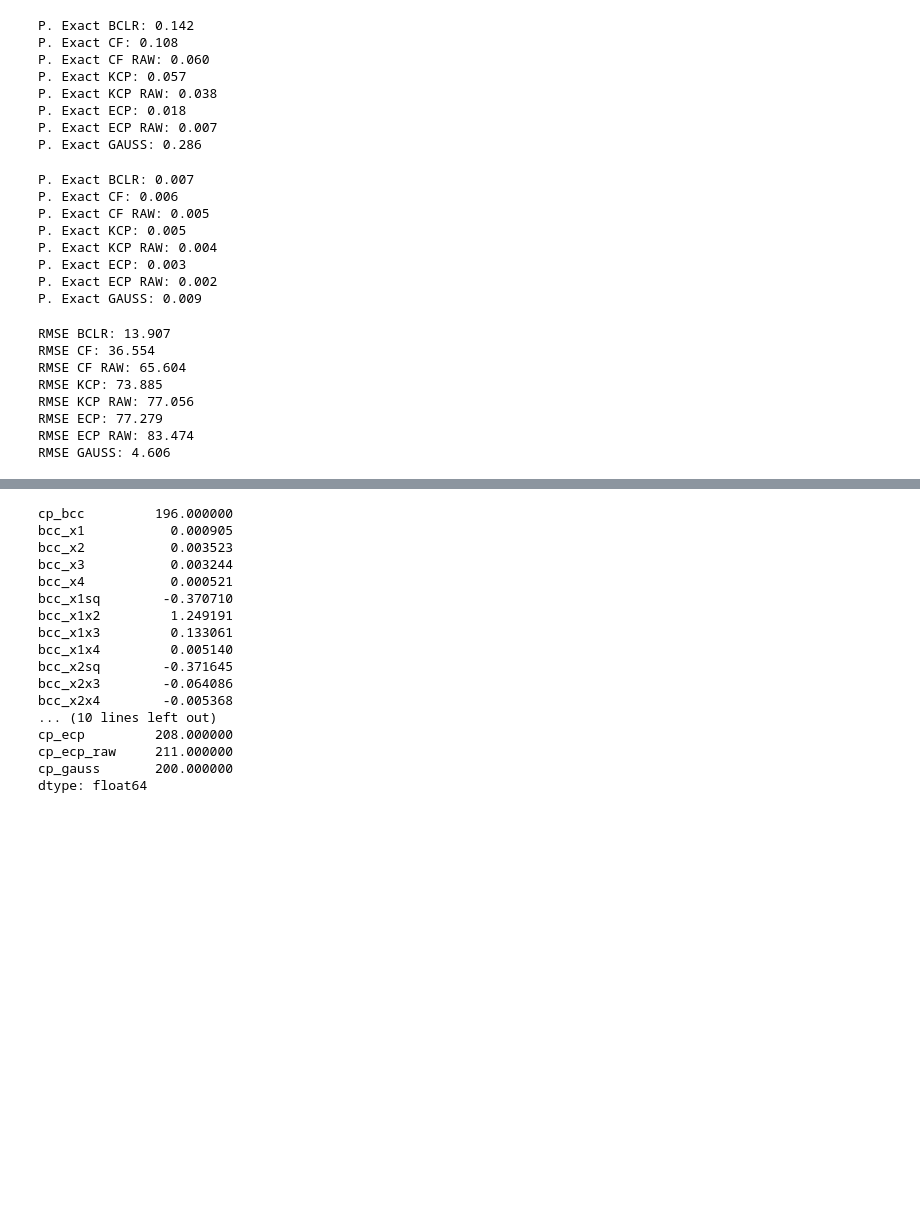
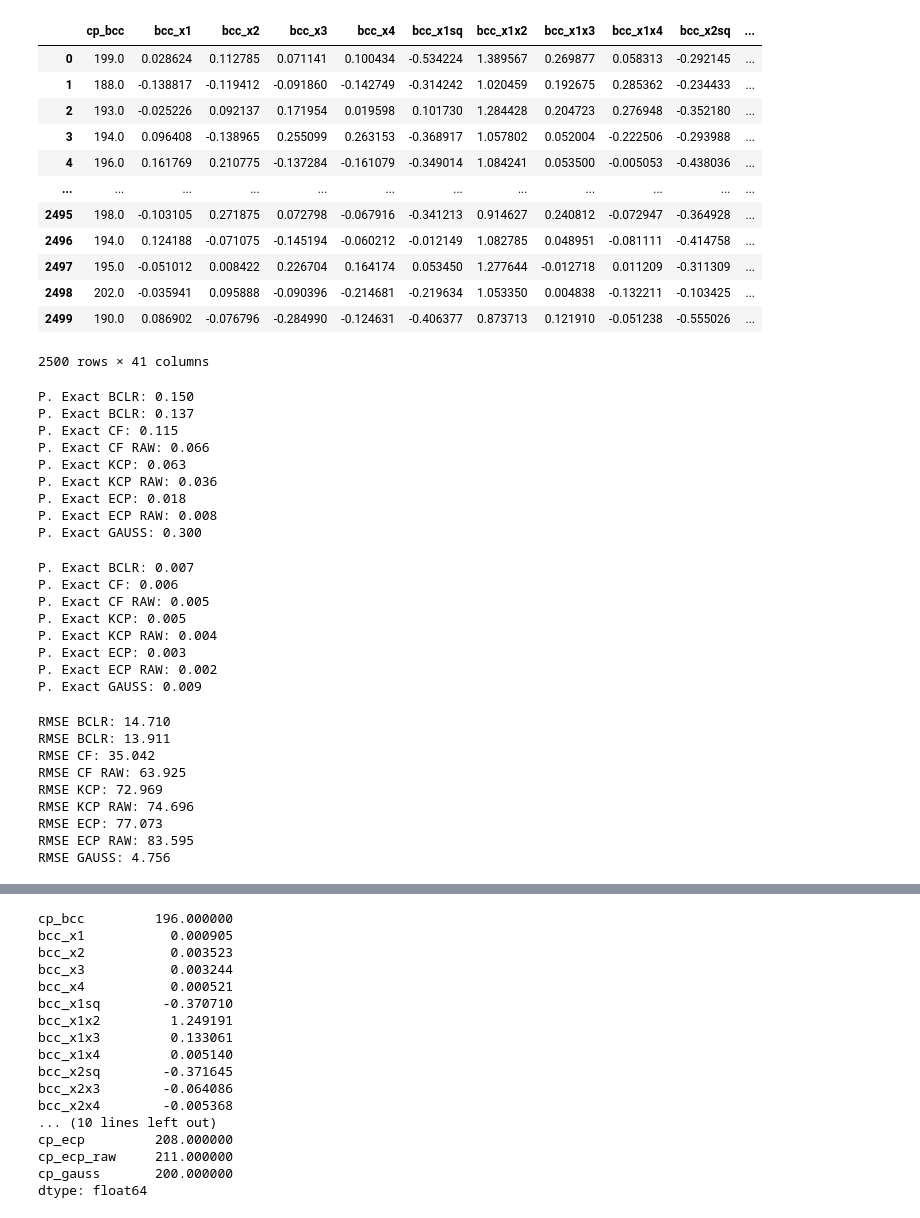
Before and after one commit to manilasoldier/bclr, a Jupyter notebook: experiments/Experiment3A_Analysis.ipynb, the cells around one changed output, grey strips where cells are left out. Cells and saved outputs as stored; diff of their text form; code cells hidden in the pictures; blank space fills up the shorter version.

```diff
--- a/experiments/Experiment3A_Analysis.ipynb
+++ b/experiments/Experiment3A_Analysis.ipynb
@@ -20,5 +22,23 @@ exp3A_df = pd.read_table('experiment3a_data.txt', sep=',', header=None, names=na
+# %%
+exp3A_df
+# %% [output]
+|  | cp_bcc | bcc_x1 | bcc_x2 | bcc_x3 | bcc_x4 | bcc_x1sq | bcc_x1x2 | bcc_x1x3 | bcc_x1x4 | bcc_x2sq | ... |
+| 0 | 199.0 | 0.028624 | 0.112785 | 0.071141 | 0.100434 | -0.534224 | 1.389567 | 0.269877 | 0.058313 | -0.292145 | ... |
+| 1 | 188.0 | -0.138817 | -0.119412 | -0.091860 | -0.142749 | -0.314242 | 1.020459 | 0.192675 | 0.285362 | -0.234433 | ... |
+| 2 | 193.0 | -0.025226 | 0.092137 | 0.171954 | 0.019598 | 0.101730 | 1.284428 | 0.204723 | 0.276948 | -0.352180 | ... |
+| 3 | 194.0 | 0.096408 | -0.138965 | 0.255099 | 0.263153 | -0.368917 | 1.057802 | 0.052004 | -0.222506 | -0.293988 | ... |
+| 4 | 196.0 | 0.161769 | 0.210775 | -0.137284 | -0.161079 | -0.349014 | 1.084241 | 0.053500 | -0.005053 | -0.438036 | ... |
+| ... | ... | ... | ... | ... | ... | ... | ... | ... | ... | ... | ... |
+| 2495 | 198.0 | -0.103105 | 0.271875 | 0.072798 | -0.067916 | -0.341213 | 0.914627 | 0.240812 | -0.072947 | -0.364928 | ... |
+| 2496 | 194.0 | 0.124188 | -0.071075 | -0.145194 | -0.060212 | -0.012149 | 1.082785 | 0.048951 | -0.081111 | -0.414758 | ... |
+| 2497 | 195.0 | -0.051012 | 0.008422 | 0.226704 | 0.164174 | 0.053450 | 1.277644 | -0.012718 | 0.011209 | -0.311309 | ... |
+| 2498 | 202.0 | -0.035941 | 0.095888 | -0.090396 | -0.214681 | -0.219634 | 1.053350 | 0.004838 | -0.132211 | -0.103425 | ... |
+| 2499 | 190.0 | 0.086902 | -0.076796 | -0.284990 | -0.124631 | -0.406377 | 0.873713 | 0.121910 | -0.051238 | -0.555026 | ... |
+2500 rows × 41 columns
 # %%
 print('P. Exact BCLR: %0.3f' % np.mean(exp3A_df['cp_bcc']==200))
+
+print('P. Exact BCLR: %0.3f' % np.mean(exp3A_df['cp_bccX']==200))
 
 print('P. Exact CF: %0.3f' % np.mean(exp3A_df['cp_cf']==200))
 
@@ -34,14 +54,15 @@ print('P. Exact ECP RAW: %0.3f' % np.mean(exp3A_df['cp_ecp_raw']==200))
 
 print('P. Exact GAUSS: %0.3f' % np.mean(exp3A_df['cp_gauss']==200))
 # %% [output]
-P. Exact BCLR: 0.142
-P. Exact CF: 0.108
-P. Exact CF RAW: 0.060
-P. Exact KCP: 0.057
-P. Exact KCP RAW: 0.038
+P. Exact BCLR: 0.150
+P. Exact BCLR: 0.137
+P. Exact CF: 0.115
+P. Exact CF RAW: 0.066
+P. Exact KCP: 0.063
+P. Exact KCP RAW: 0.036
 P. Exact ECP: 0.018
-P. Exact ECP RAW: 0.007
-P. Exact GAUSS: 0.286
+P. Exact ECP RAW: 0.008
+P. Exact GAUSS: 0.300
 # %%
 print('P. Exact BCLR: %0.3f' % (np.std(exp3A_df['cp_bcc']==200)/np.sqrt(2500)))
 
@@ -69,6 +90,8 @@ P. Exact ECP RAW: 0.002
 P. Exact GAUSS: 0.009
 # %%
 print('RMSE BCLR: %0.3f' % np.mean(exp3A_df['rmse_bcc']))
+
+print('RMSE BCLR: %0.3f' % np.mean(exp3A_df['rmse_bccX']))
 
 print('RMSE CF: %0.3f' % np.sqrt(np.mean((exp3A_df['cp_cf']-200)**2)))
 
@@ -84,14 +107,15 @@ print('RMSE ECP RAW: %0.3f' % np.sqrt(np.mean((exp3A_df['cp_ecp_raw']-200)**2)))
 
 print('RMSE GAUSS: %0.3f' % np.sqrt(np.mean((exp3A_df['cp_gauss']-200)**2)))
 # %% [output]
-RMSE BCLR: 13.907
-RMSE CF: 36.554
-RMSE CF RAW: 65.604
-RMSE KCP: 73.885
-RMSE KCP RAW: 77.056
-RMSE ECP: 77.279
-RMSE ECP RAW: 83.474
-RMSE GAUSS: 4.606
+RMSE BCLR: 14.710
+RMSE BCLR: 13.911
+RMSE CF: 35.042
+RMSE CF RAW: 63.925
+RMSE KCP: 72.969
+RMSE KCP RAW: 74.696
+RMSE ECP: 77.073
+RMSE ECP RAW: 83.595
+RMSE GAUSS: 4.756
 # %%
 np.std(exp3A_df['rmse_bcc'])
 # %% [output]
```
Also changed, not shown: parts of 3 cells of this notebook, 11 other files.
